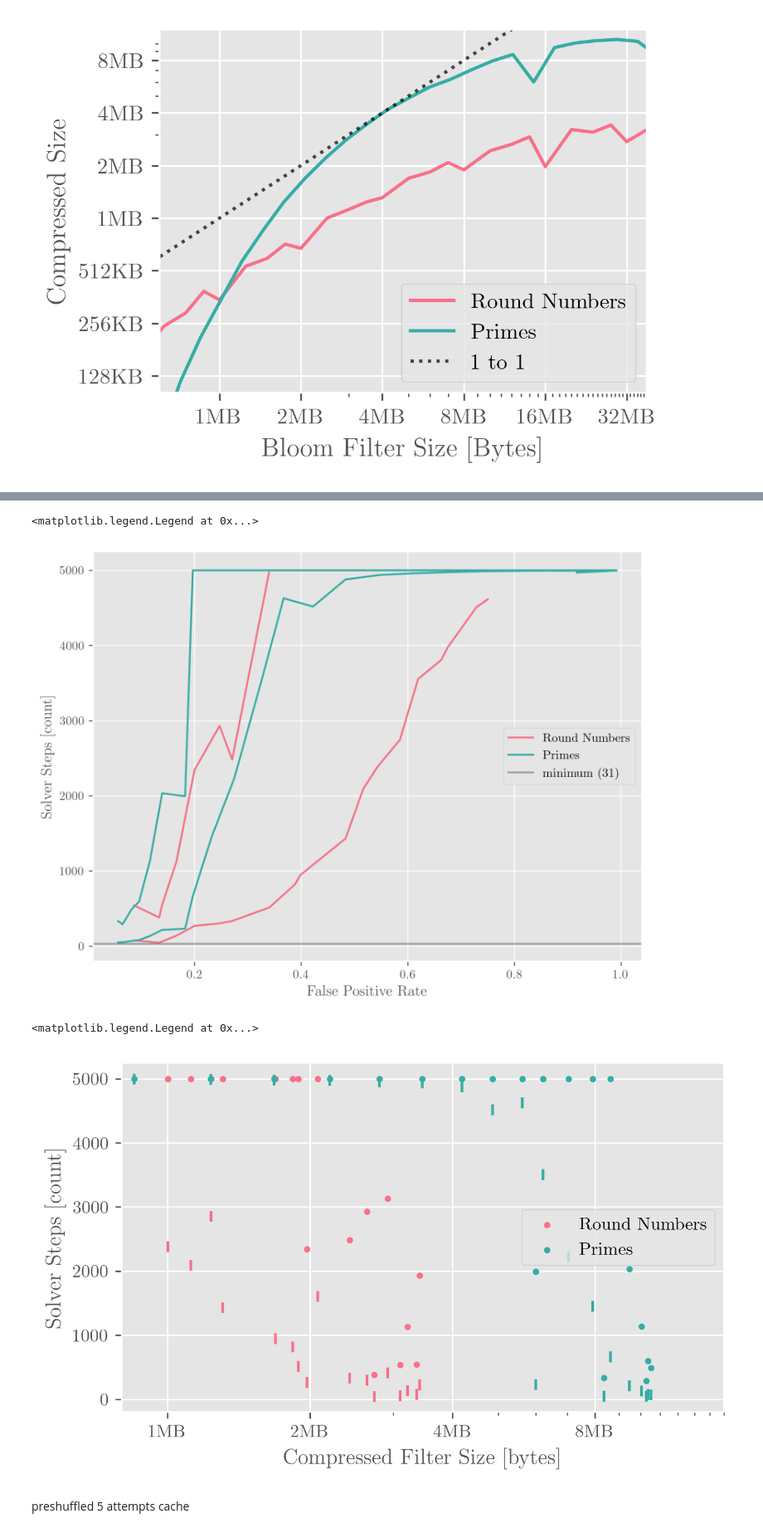
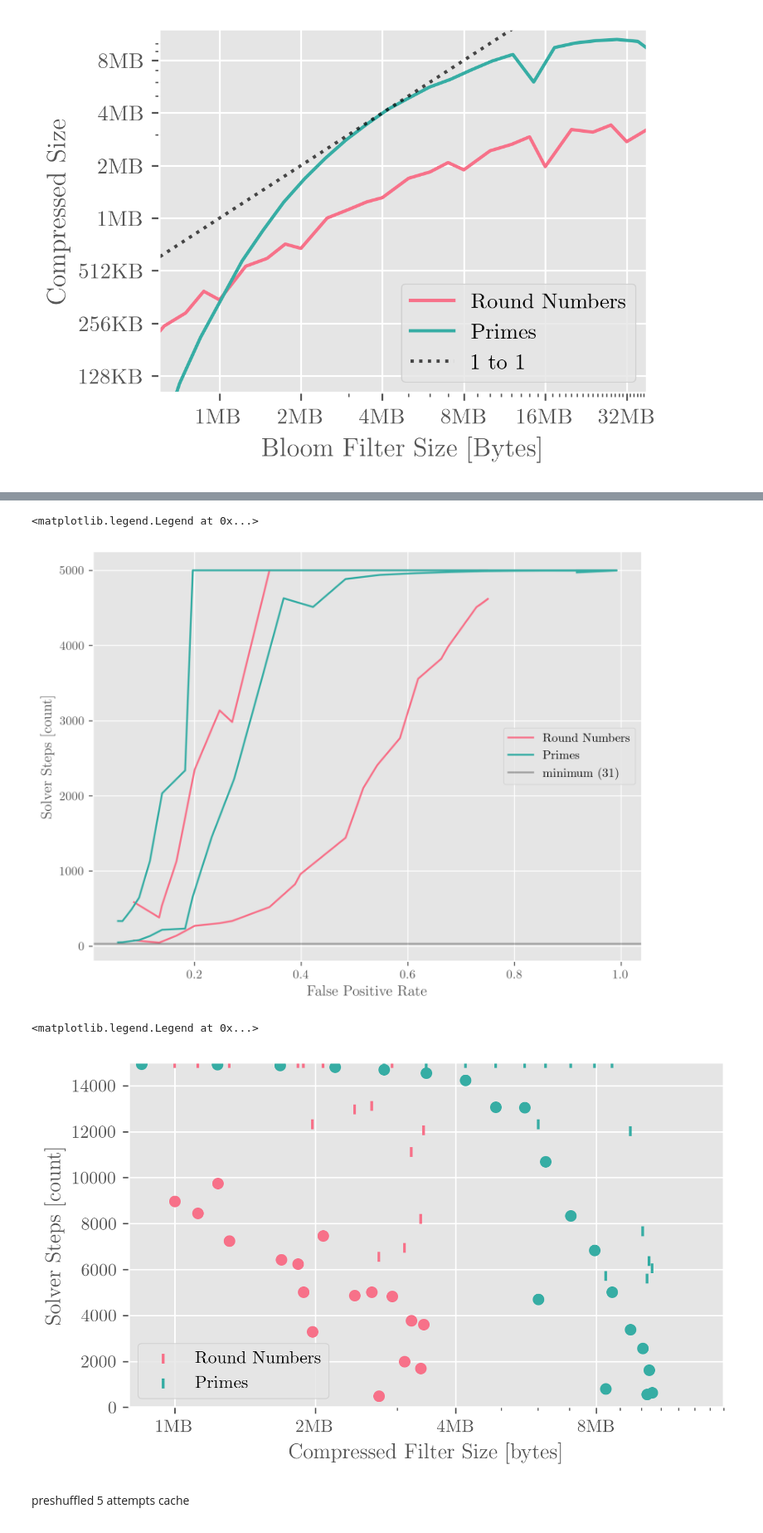
Before and after one commit to Pascal-So/peg-solitaire, a Jupyter notebook: evaluation/main.ipynb, the cells around one changed output, grey strips where cells are left out. Shown at 83% size. Cells and saved outputs as stored; diff of their text form; code cells hidden in the pictures.

```diff
--- a/evaluation/main.ipynb
+++ b/evaluation/main.ipynb
@@ -105,5 +108,5 @@ _ = plt.legend()
 # %%
-df_stats = pd.read_json("../precompute/solver-stats.json")
+df_stats = pd.read_json("data/solver-stats-fix50.json")
 df_joined = df.join(df_stats.set_index('size'), on="size", validate="one_to_one", sort=True, rsuffix="_right")
 # %%
 for category, category_name in [("round", "Round Numbers"), ("prime", "Primes")]:
@@ -116,8 +119,8 @@ for category, category_name in [("round", "Round Numbers"), ("prime", "Primes")]
     # data = data[data["size"] % 5 != 0]
 
 
-    plt.plot(data["rate_false_positives"], data["average_steps"], color=color, label=f"{category_name}")
-    plt.plot(data["rate_false_positives"], data["max_steps"], color=color)
+    plt.plot(data["rate_false_positives"], data["default_avg"], color=color, label=f"{category_name}")
+    plt.plot(data["rate_false_positives"], data["default_max"], color=color)
 
     # plt.plot(data["size"] / 8, data["max"], label=f"{category_name}", marker=marker, color=color)
     # plt.fill_between(data["size"] / 8, data["5%"], data["95%"], alpha=0.06, color=color)
@@ -139,30 +142,35 @@ plt.gcf().set_size_inches(8, 6)
 plt.legend()
 # %% [output]
 <matplotlib.legend.Legend at 0x...>
-[figure, old version]
+[figure, new version]
 # %%
 for category, category_name in [("round", "Round Numbers"), ("prime", "Primes")]:
     marker = plotting_common.category_markers[category]
     color = plotting_common.category_colors[category]
+    color2 = (1 - color[0], 1 - color[1], 1 - color[2])
 
     data = df_joined[df_joined["size_category"] == category]
+    # data = data[data["unsolvable_max"] < 54500]
+    # data = data[data["solvable_max"] < 54500]
 
-    plt.scatter(data["compressed_size_bytes"], data["max_steps"], color=color, label=f"{category_name}", marker=".")
-    plt.scatter(data["compressed_size_bytes"], data["average_steps"], color=color, marker="|")
+    plt.scatter(data["compressed_size_bytes"], data["unsolvable_max"] + data["solvable_max"] + data["default_max"], color=color, linestyle="--", label=f"{category_name}", marker="|")
+    plt.scatter(data["compressed_size_bytes"], data["unsolvable_avg"] + data["solvable_avg"] + data["default_avg"], color=color)
 
 plt.xlim(0.8 * 2**20, 15 * 2**20)
 plt.xscale('log')
 plt.xlabel("Compressed Filter Size [bytes]")
 plt.ylabel("Solver Steps [count]")
 
+plt.ylim(0, 15000)
+
 plotting_common.setup_bytes_formatters(plt.gca().xaxis)
 plt.gca().xaxis.set_major_locator(plt.LogLocator(base=2))
 plt.gca().xaxis.set_ticks([m * 2**20 for m in range(2, 16)], minor=True)
 plt.gcf().set_size_inches(6, 3.5)
 plt.legend()
 # %% [output]
 <matplotlib.legend.Legend at 0x...>
-[figure, old version]
+[figure, new version]
 # %% [markdown]
 preshuffled 5 attempts cache
 # %%
```
Also changed, not shown: parts of 1 cell of this notebook, 16 other files.
